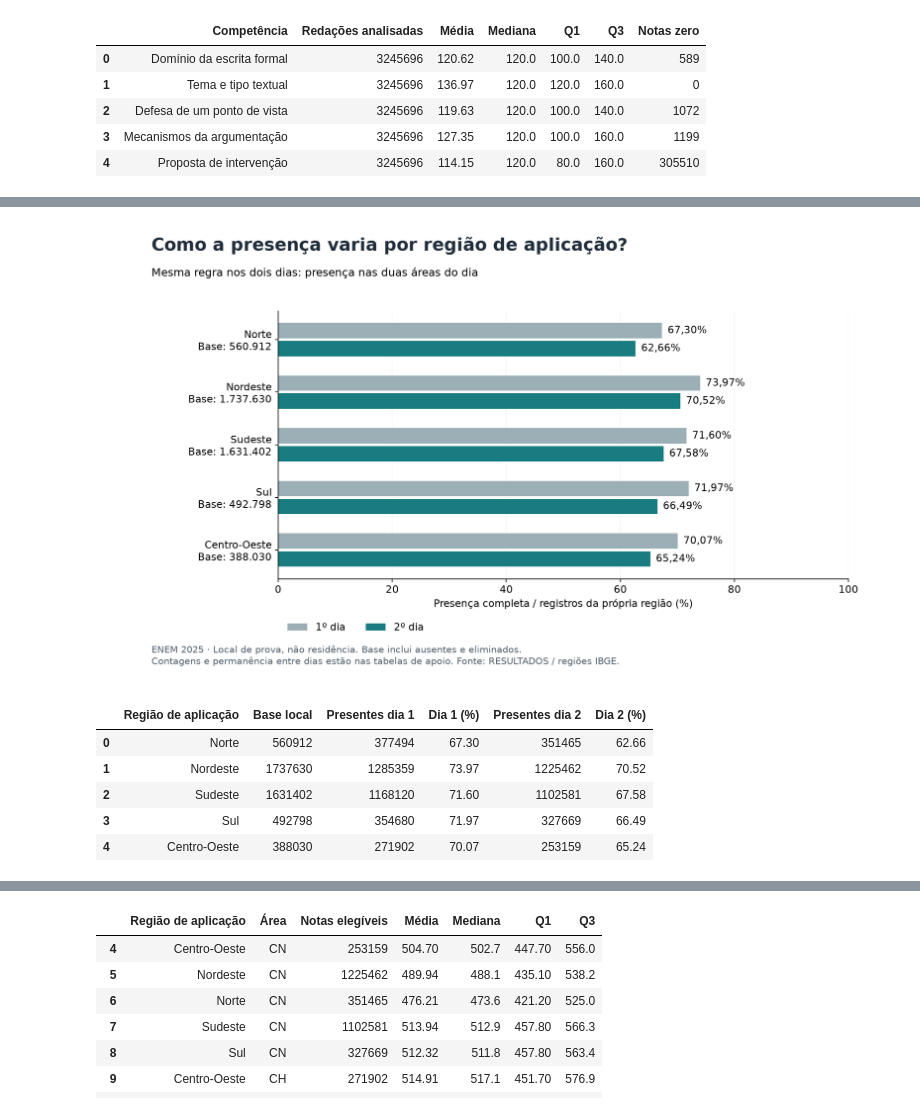
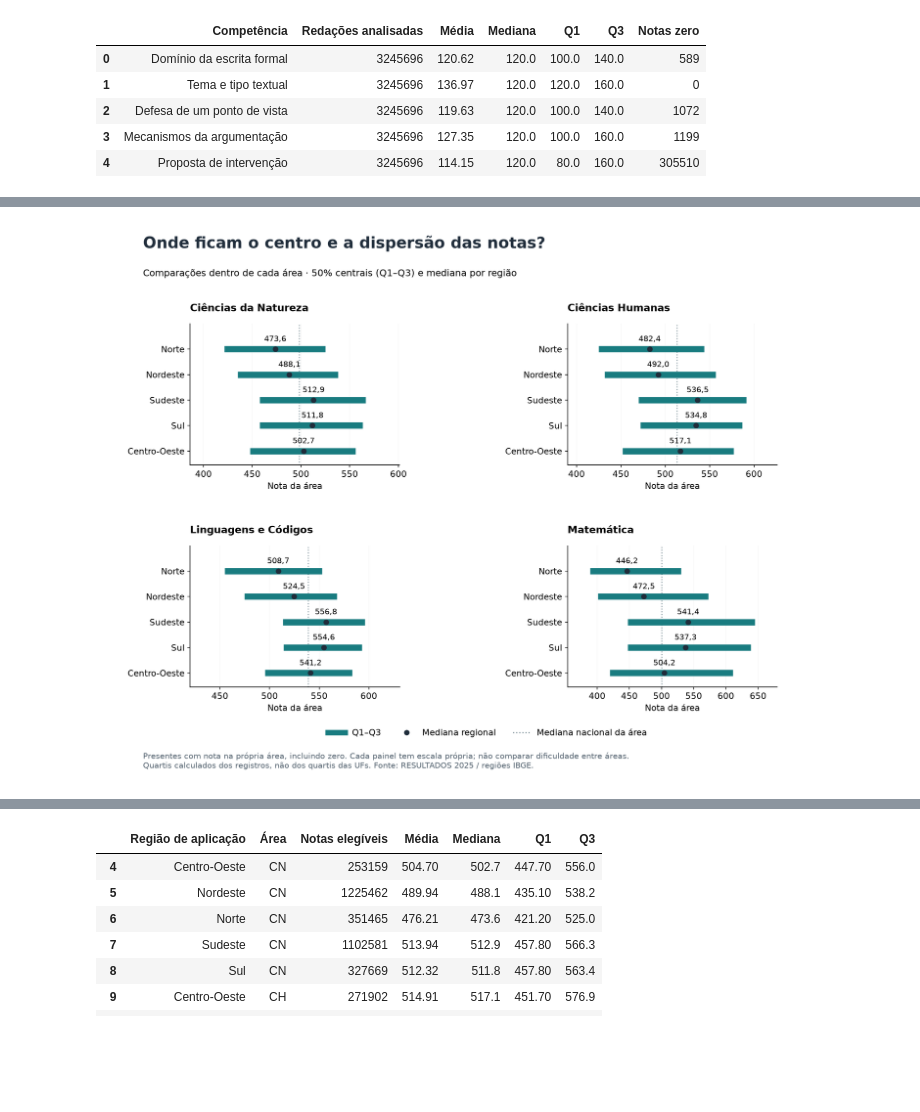
Before and after one commit to pachecosamuel/ENEM-Data-Analysis, a Jupyter notebook: apresentacao/visao_geral_2025.ipynb, the cells around one changed output, grey strips where cells are left out. Saved outputs shown, nothing was run; the diff lists cells and outputs as text; code cells hidden in the pictures; blank space fills up the shorter version.

```diff
--- a/apresentacao/visao_geral_2025.ipynb
+++ b/apresentacao/visao_geral_2025.ipynb
@@ -52,8 +48,7 @@ assert (redacao["final"][0]["n"], redacao["final"][0]["zeros"], redacao["final"]
 assert auditoria_redacao["controles"]["recorte_competencias"] == 3245696
 figuras_redacao = gerar_graficos_redacao(redacao, raiz / "apresentacao/graficos")
 
-from src.local_prova_graficos import gerar_graficos_local_prova
-from src.local_prova_referencia import REGIOES
+from src.local_prova_graficos import gerar_grafico_local_prova
 auditoria_local=json.loads((raiz/'reports/validacao_local_prova_2025.json').read_text(encoding='utf-8'))
 assert auditoria_local['sha256_depois']==auditoria_participacao['sha256_depois']
 conferir_hash(raiz/'docs/uf_regiao_ibge.json',auditoria_local['sha256_referencia'])
@@ -62,8 +57,7 @@ for nome,esperado in auditoria_local['hashes_csv'].items():
 territorial=auditoria_local['resultado']
 assert auditoria_local['controles']['cobertura']['registros_uf_regiao_valida']==4810772
 assert auditoria_local['controles']['cobertura']['registros_nao_classificados']==0
-assert [x['uf'] for x in territorial['top3_ufs']]==['CE','SE','RN','AM','RR','MT']
-figuras_local=gerar_graficos_local_prova(territorial,raiz/'apresentacao/graficos')
+figura_local=gerar_grafico_local_prova(territorial,raiz/'apresentacao/graficos')
 
 from src.rede_escolar_graficos import gerar_grafico_rede_escolar
 auditoria_rede=json.loads((raiz/'reports/validacao_rede_escolar_2025.json').read_text(encoding='utf-8'))
@@ -75,4 +69,18 @@ assert (auditoria_rede['controles']['total_base'],auditoria_rede['controles']['r
 assert [r['registros'] for r in escolar['cobertura']]==[74649,1382565,9015,272799,3071744]
 assert [r['mediana'] for r in escolar['desempenho'] if r['area']=='MT']==[588.5,462.3,528.1,627.4]
 figura_rede=gerar_grafico_rede_escolar(escolar,raiz/'apresentacao/graficos')
+
+from src.perfil_economico import CATEGORIAS
+from src.perfil_economico_graficos import gerar_graficos_perfil_economico
+economico=pd.read_csv(raiz/'analitica/perfil_economico_2025.csv',keep_default_na=False).to_dict('records')
+for pergunta,categorias in CATEGORIAS.items():
+    linhas=[r for r in economico if r['pergunta']==pergunta]
+    assert [r['codigo'] for r in linhas]==[*categorias,'']
+    assert sum(r['quantidade'] for r in linhas)==inscritos['participantes']['registros']
+    assert all(r['total_base']==inscritos['participantes']['registros'] and r['sha256_fonte']==inscritos['sha256_depois'] for r in linhas)
+    assert all(r['respostas_validas']+r['sem_resposta']==r['total_base'] for r in linhas)
+    assert all(abs(r['percentual_base']-100*r['quantidade']/r['total_base'])<1e-10 for r in linhas)
+assert next(r['quantidade'] for r in economico if r['pergunta']=='Q006' and r['codigo']=='A')==3454810
+assert sum(r['quantidade'] for r in economico if r['pergunta']=='Q007' and r['codigo'] in ['A','B','C','D'])==3424548
+figuras_economicas=gerar_graficos_perfil_economico(economico,raiz/'apresentacao/graficos')
 # %% [markdown]
@@ -219,16 +207,4 @@ Cada barra usa o **total de registros da própria região**. Presença completa
 # %%
-display(Image(filename=str(figuras_local[0])))
+display(Image(filename=str(figura_local)))
 # %% [output]
-[figure, old version]
+[figure, new version]
-# %%
-presencas_local=pd.DataFrame(territorial['participacao'])
-regioes_presenca=presencas_local[presencas_local.nivel=='Região'].set_index('local').reindex(REGIOES).reset_index()
-colunas_local={'local':'Região de aplicação','total_base':'Base local','presentes_dia1':'Presentes dia 1','taxa_presenca_dia1':'Dia 1 (%)','presentes_dia2':'Presentes dia 2','taxa_presenca_dia2':'Dia 2 (%)'}
-display(regioes_presenca[list(colunas_local)].rename(columns=colunas_local).round(2))
-# %% [output]
-|  | Região de aplicação | Base local | Presentes dia 1 | Dia 1 (%) | Presentes dia 2 | Dia 2 (%) |
-| 0 | Norte | 560912 | 377494 | 67.30 | 351465 | 62.66 |
-| 1 | Nordeste | 1737630 | 1285359 | 73.97 | 1225462 | 70.52 |
-| 2 | Sudeste | 1631402 | 1168120 | 71.60 | 1102581 | 67.58 |
-| 3 | Sul | 492798 | 354680 | 71.97 | 327669 | 66.49 |
-| 4 | Centro-Oeste | 388030 | 271902 | 70.07 | 253159 | 65.24 |
```
Also changed, not shown: parts of 47 cells of this notebook, 20 other files.
